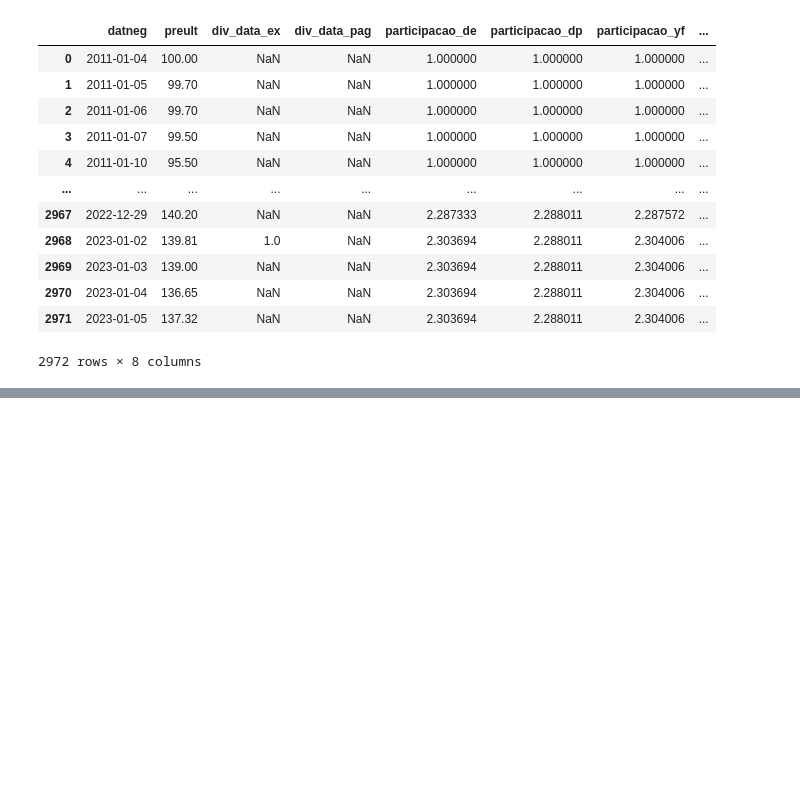
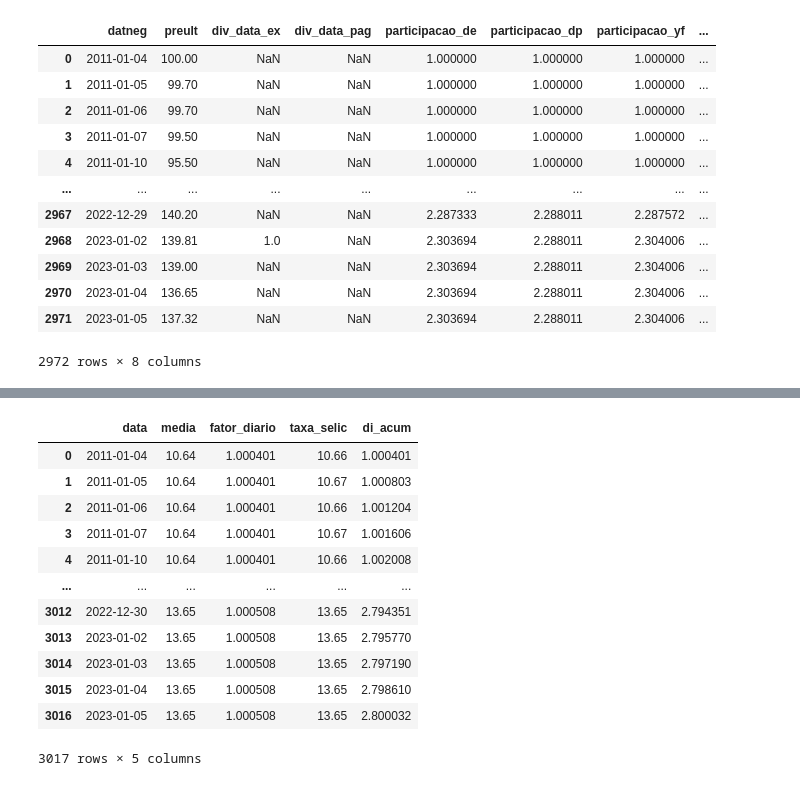
Before and after one commit to crdcj/medium, a Jupyter notebook: KRNI/krni.ipynb, the cells around one changed output, grey strips where cells are left out. Saved outputs shown, nothing was run; the diff lists cells and outputs as text; code cells hidden in the pictures; blank space fills up the shorter version.

```diff
--- a/KRNI/krni.ipynb
+++ b/KRNI/krni.ipynb
@@ -358,3 +358,7 @@ fig.update_layout(
     legend=dict(yanchor="top", y=0.99, xanchor="left", x=0.01),
 )
 fig.show()
+# %%
+# http://estatisticas.cetip.com.br/astec/series_v05/paginas/lum_web_v05_template_informacoes_di.asp?str_Modulo=completo&int_Idioma=1&int_Titulo=6&int_NivelBD=2
+di = pd.read_csv("data/taxa_di.csv", sep=",", decimal=".", parse_dates=["data"], dayfirst=True)
+di
@@ -360,0 +379,17 @@ fig.show()
+# %%
+di["di_acum"] = di["fator_diario"].cumprod()
+di
+# %% [output]
+|  | data | media | fator_diario | taxa_selic | di_acum |
+| 0 | 2011-01-04 | 10.64 | 1.000401 | 10.66 | 1.000401 |
+| 1 | 2011-01-05 | 10.64 | 1.000401 | 10.67 | 1.000803 |
+| 2 | 2011-01-06 | 10.64 | 1.000401 | 10.66 | 1.001204 |
+| 3 | 2011-01-07 | 10.64 | 1.000401 | 10.67 | 1.001606 |
+| 4 | 2011-01-10 | 10.64 | 1.000401 | 10.66 | 1.002008 |
+| ... | ... | ... | ... | ... | ... |
+| 3012 | 2022-12-30 | 13.65 | 1.000508 | 13.65 | 2.794351 |
+| 3013 | 2023-01-02 | 13.65 | 1.000508 | 13.65 | 2.795770 |
+| 3014 | 2023-01-03 | 13.65 | 1.000508 | 13.65 | 2.797190 |
+| 3015 | 2023-01-04 | 13.65 | 1.000508 | 13.65 | 2.798610 |
+| 3016 | 2023-01-05 | 13.65 | 1.000508 | 13.65 | 2.800032 |
+3017 rows × 5 columns
```
Also changed, not shown: parts of 7 cells of this notebook, 1 other file.
